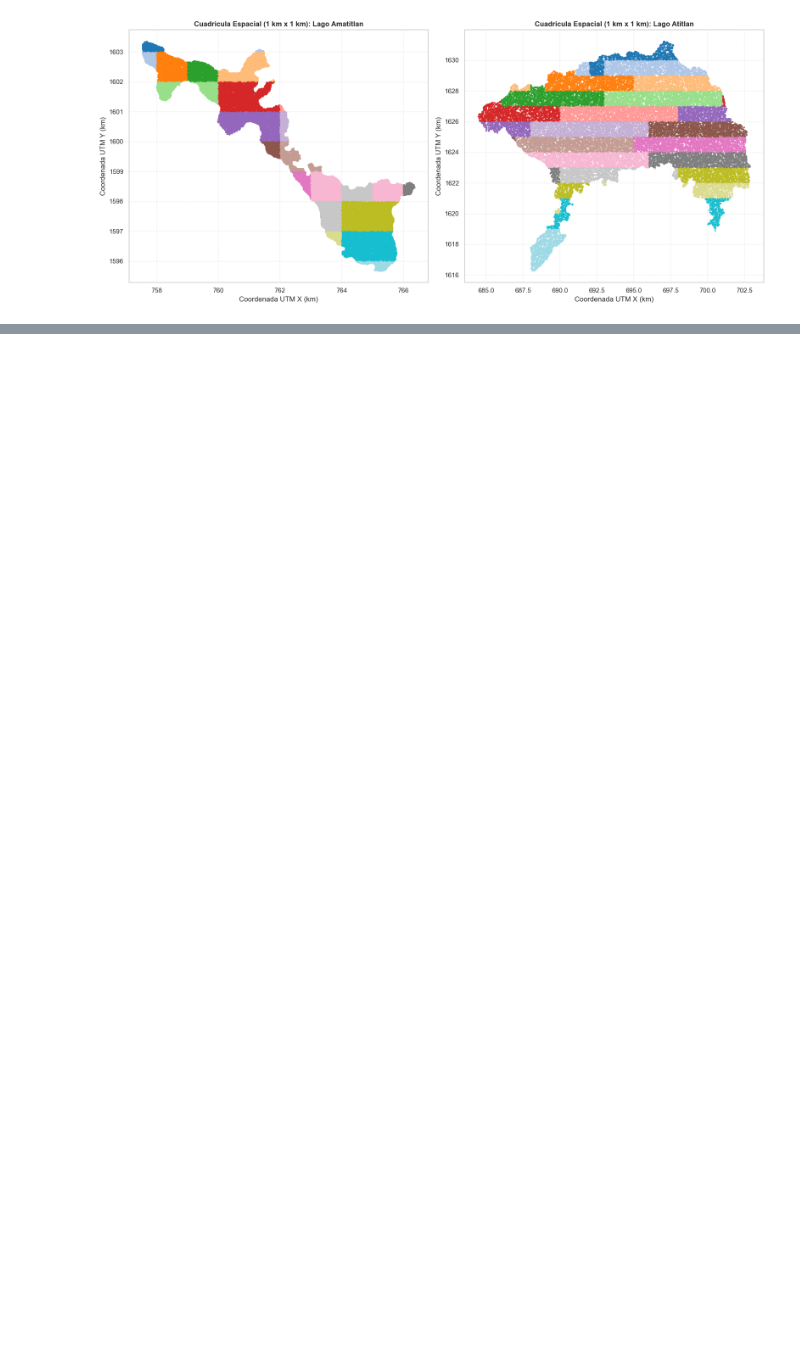
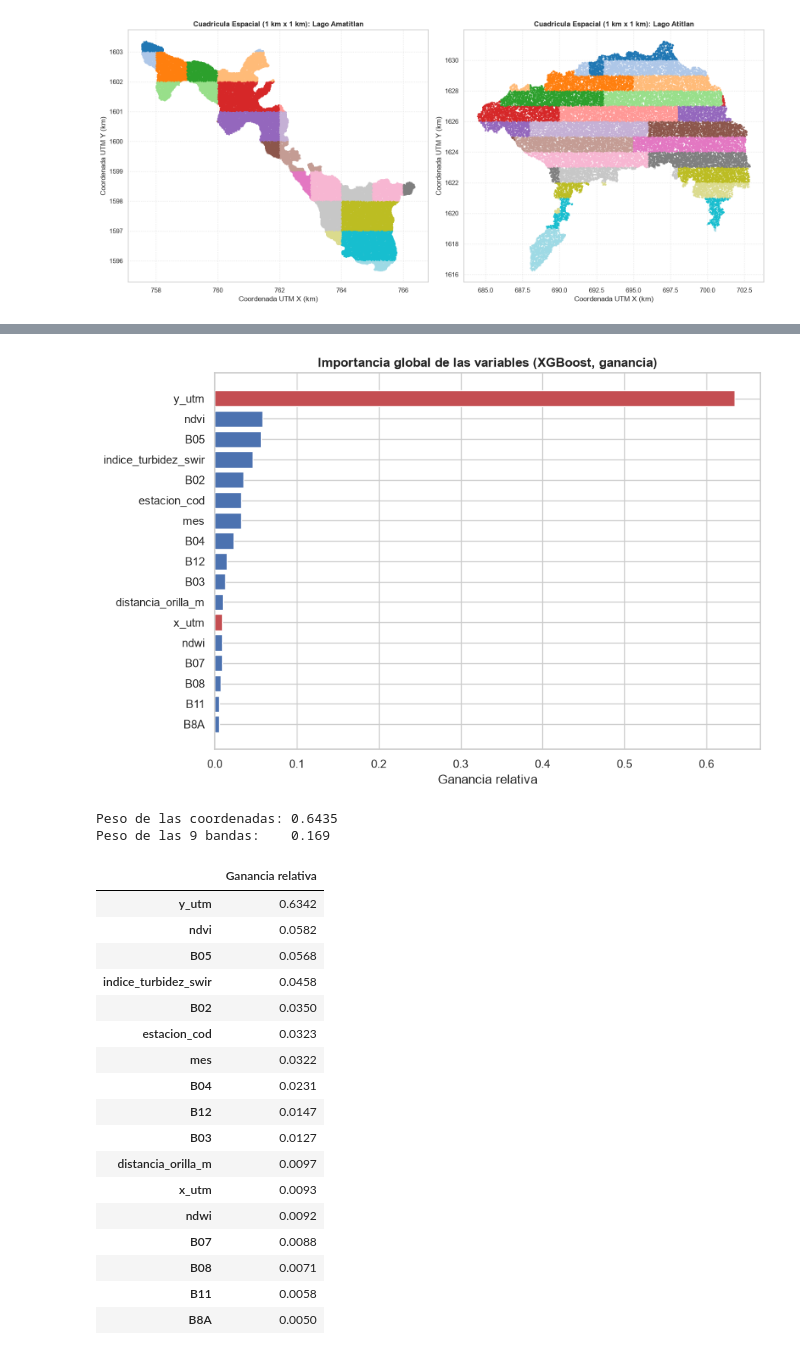
Before and after one commit to AngelEsquit/Lab4-DS, a Jupyter notebook: notebooks/Lab4_Parte2_ML.ipynb, the cells around one changed output, grey strips where cells are left out. Saved outputs shown, nothing was run; the diff lists cells and outputs as text; code cells hidden in the pictures; blank space fills up the shorter version.

```diff
--- a/notebooks/Lab4_Parte2_ML.ipynb
+++ b/notebooks/Lab4_Parte2_ML.ipynb
@@ -1046,0 +1427,39 @@ plt.show()
+# %%
+importancia = pd.Series(
+    xgb_clf.feature_importances_, index=VARIABLES_PREDICTORAS
+).sort_values(ascending=False)
+
+fig, ax = plt.subplots(figsize=(9, 6))
+colores = ['#C44E52' if v in ('x_utm', 'y_utm') else '#4C72B0' for v in importancia.index]
+ax.barh(importancia.index[::-1], importancia.values[::-1], color=colores[::-1])
+ax.set_title('Importancia global de las variables (XGBoost, ganancia)',
+             fontsize=12, fontweight='bold')
+ax.set_xlabel('Ganancia relativa')
+plt.tight_layout()
+plt.show()
+
+print('Peso de las coordenadas:', round(importancia[['x_utm', 'y_utm']].sum(), 4))
+print('Peso de las 9 bandas:   ', round(importancia[BANDAS].sum(), 4))
+display(importancia.round(4).to_frame('Ganancia relativa'))
+# %% [output]
+[figure, added]
+Peso de las coordenadas: 0.6435
+Peso de las 9 bandas:    0.169
+|  | Ganancia relativa |
+| y_utm | 0.6342 |
+| ndvi | 0.0582 |
+| B05 | 0.0568 |
+| indice_turbidez_swir | 0.0458 |
+| B02 | 0.0350 |
+| estacion_cod | 0.0323 |
+| mes | 0.0322 |
+| B04 | 0.0231 |
+| B12 | 0.0147 |
+| B03 | 0.0127 |
+| distancia_orilla_m | 0.0097 |
+| x_utm | 0.0093 |
+| ndwi | 0.0092 |
+| B07 | 0.0088 |
+| B08 | 0.0071 |
+| B11 | 0.0058 |
+| B8A | 0.0050 |
```
Also changed, not shown: parts of 78 cells of this notebook, 3 other files.
